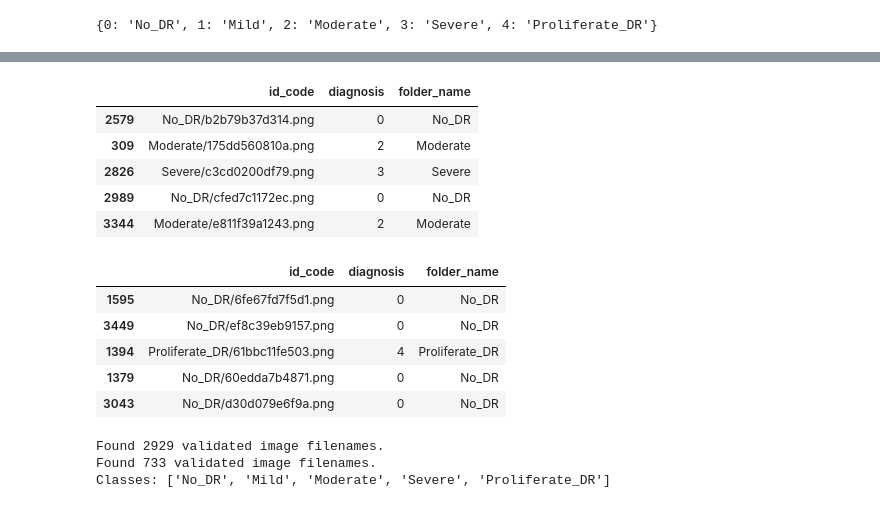
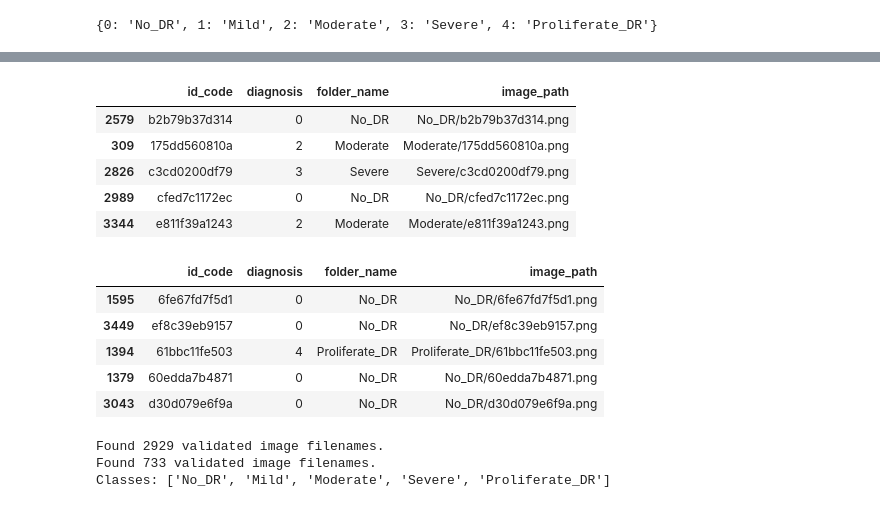
Before and after one commit to SeljukInci/Team2_DiabeticRetinopathy, a Jupyter notebook: Team2_DiabeticRetinopathy.ipynb, the cells around one changed output, grey strips where cells are left out. Cells and saved outputs as stored; diff of their text form; code cells hidden in the pictures.

Commit message:
Colab kullanılarak oluşturuldu

```diff
--- a/Team2_DiabeticRetinopathy.ipynb
+++ b/Team2_DiabeticRetinopathy.ipynb
@@ -72,6 +80,14 @@ def preprocess_image(image):
 # %%
-from sklearn.model_selection import train_test_split
-x = df['id_code']
-y = df['diagnosis']
-x_train, x_test, y_train, y_test = train_test_split(x,y,test_size=0.2,random_state=42, stratify=y)
-from sklearn.metrics import accuracy_score, confusion_matrix, classification_report
+# Görsel ID'leri (dosya isimleri) ve etiketleri ayır
+x = df["id_code"]       # Görsel kimlikleri
+y = df["diagnosis"]     # Sınıf etiketleri (0–4)
+
+# Stratify=y:
+# → Train ve validation setlerinde sınıf dağılımı korunur (çok kritik!)
+x_train, x_test, y_train, y_test = train_test_split(
+    x,
+    y,
+    test_size=0.2,
+    random_state=42,
+    stratify=y
+)
@@ -122,30 +172,41 @@ validation_datagen = ImageDataGenerator(
 # %%
-train_df = pd.DataFrame({'id_code': x_train, 'diagnosis': y_train})
-val_df = pd.DataFrame({'id_code': x_test, 'diagnosis': y_test})
+# Train / Validation DataFrame'lerini oluştur
+# id_code  : görsel dosya adı (uzantısız)
+# diagnosis: sınıf etiketi (0–4)
+train_df = pd.DataFrame({
+    "id_code": x_train,
+    "diagnosis": y_train
+})
 
-train_df['folder_name'] = train_df['diagnosis'].map(diagnosis_map)
-val_df['folder_name'] = val_df['diagnosis'].map(diagnosis_map)
+val_df = pd.DataFrame({
+    "id_code": x_test,
+    "diagnosis": y_test
+})
 
-# 'diagnosis' sütununu string'e dönüştürme satırlarını kaldırıyoruz, böylece integer kalır.
-# train_df['diagnosis'] = train_df['diagnosis'].astype(str)
-# val_df['diagnosis'] = val_df['diagnosis'].astype(str)
+# diagnosis (0–4) -> klasör adı eşlemesi
+# Örn: 0 -> No_DR, 1 -> Mild, ...
+train_df["folder_name"] = train_df["diagnosis"].map(diagnosis_map)
+val_df["folder_name"] = val_df["diagnosis"].map(diagnosis_map)
 
-train_df['id_code'] = train_df['folder_name'] + '/' + train_df['id_code'] + '.png'
-val_df['id_code'] = val_df['folder_name'] + '/' + val_df['id_code'] + '.png'
+# flow_from_dataframe için göreli dosya yolu oluştur
+# Bu yol, directory=data_dir ile birleştirilecek
+train_df["image_path"] = train_df["folder_name"] + "/" + train_df["id_code"] + ".png"
+val_df["image_path"] = val_df["folder_name"] + "/" + val_df["id_code"] + ".png"
 
+# Kontrol: path ve etiketler doğru mu?
 display(train_df.head())
 display(val_df.head())
 # %% [output]
-|  | id_code | diagnosis | folder_name |
-| 2579 | No_DR/b2b79b37d314.png | 0 | No_DR |
-| 309 | Moderate/175dd560810a.png | 2 | Moderate |
-| 2826 | Severe/c3cd0200df79.png | 3 | Severe |
-| 2989 | No_DR/cfed7c1172ec.png | 0 | No_DR |
-| 3344 | Moderate/e811f39a1243.png | 2 | Moderate |
+|  | id_code | diagnosis | folder_name | image_path |
+| 2579 | b2b79b37d314 | 0 | No_DR | No_DR/b2b79b37d314.png |
+| 309 | 175dd560810a | 2 | Moderate | Moderate/175dd560810a.png |
+| 2826 | c3cd0200df79 | 3 | Severe | Severe/c3cd0200df79.png |
+| 2989 | cfed7c1172ec | 0 | No_DR | No_DR/cfed7c1172ec.png |
+| 3344 | e811f39a1243 | 2 | Moderate | Moderate/e811f39a1243.png |
-|  | id_code | diagnosis | folder_name |
-| 1595 | No_DR/6fe67fd7f5d1.png | 0 | No_DR |
-| 3449 | No_DR/ef8c39eb9157.png | 0 | No_DR |
-| 1394 | Proliferate_DR/61bbc11fe503.png | 4 | Proliferate_DR |
-| 1379 | No_DR/60edda7b4871.png | 0 | No_DR |
-| 3043 | No_DR/d30d079e6f9a.png | 0 | No_DR |
+|  | id_code | diagnosis | folder_name | image_path |
+| 1595 | 6fe67fd7f5d1 | 0 | No_DR | No_DR/6fe67fd7f5d1.png |
+| 3449 | ef8c39eb9157 | 0 | No_DR | No_DR/ef8c39eb9157.png |
+| 1394 | 61bbc11fe503 | 4 | Proliferate_DR | Proliferate_DR/61bbc11fe503.png |
+| 1379 | 60edda7b4871 | 0 | No_DR | No_DR/60edda7b4871.png |
+| 3043 | d30d079e6f9a | 0 | No_DR | No_DR/d30d079e6f9a.png |
 # %%
```
Also changed, not shown: parts of 29 cells of this notebook.
